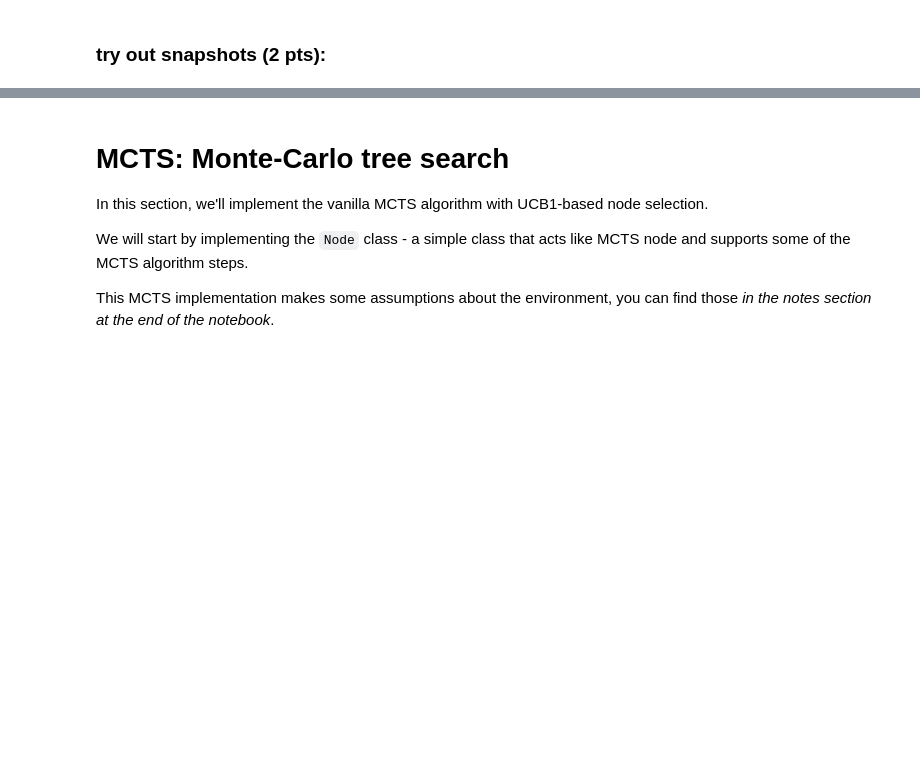
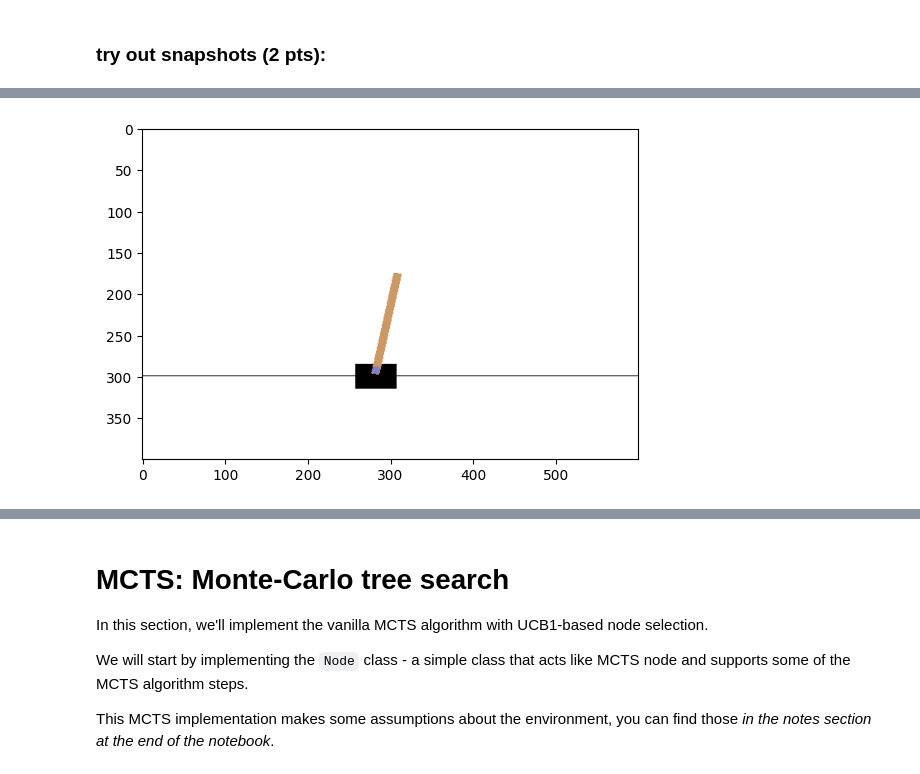
Before and after one commit to FynjyBath/MLhomework-Python-AESC, a Jupyter notebook: task5/task5_MCTS.ipynb, the cells around one changed output, grey strips where cells are left out. Drawn from its saved outputs; the diff is of its cells as text; code cells hidden in the pictures; blank space fills up the shorter version.

```diff
--- a/task5/task5_MCTS.ipynb
+++ b/task5/task5_MCTS.ipynb
@@ -101,13 +111,16 @@ plt.imshow(env.render('rgb_array'))
 # %%
 #play without making snapshots (faster)
 while True:
     is_done = env.step(env.action_space.sample())[2]
     if is_done:
         print("Whoops! We died!")
         break
 
 print("final state:")
+clear_output(True)
 plt.imshow(env.render('rgb_array'))
 plt.show()
+# %% [output]
+[figure, added]
 # %%
 #reload initial state from created first snapshot
```
Also changed, not shown: parts of 10 cells of this notebook, 1 other file.
